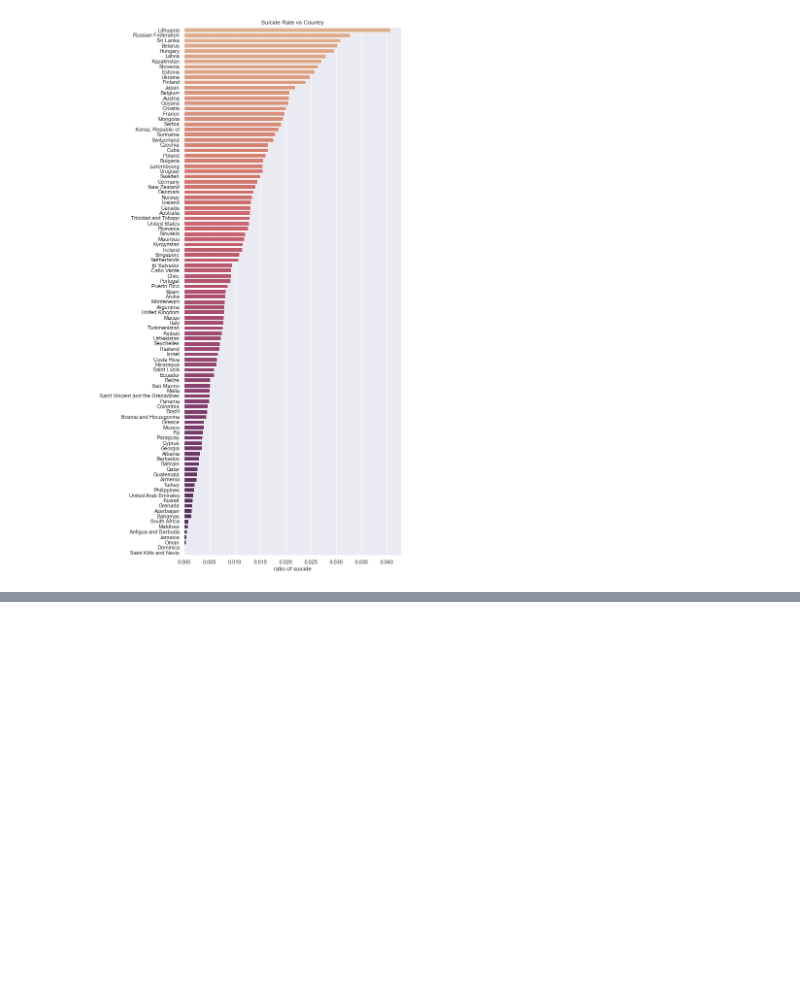
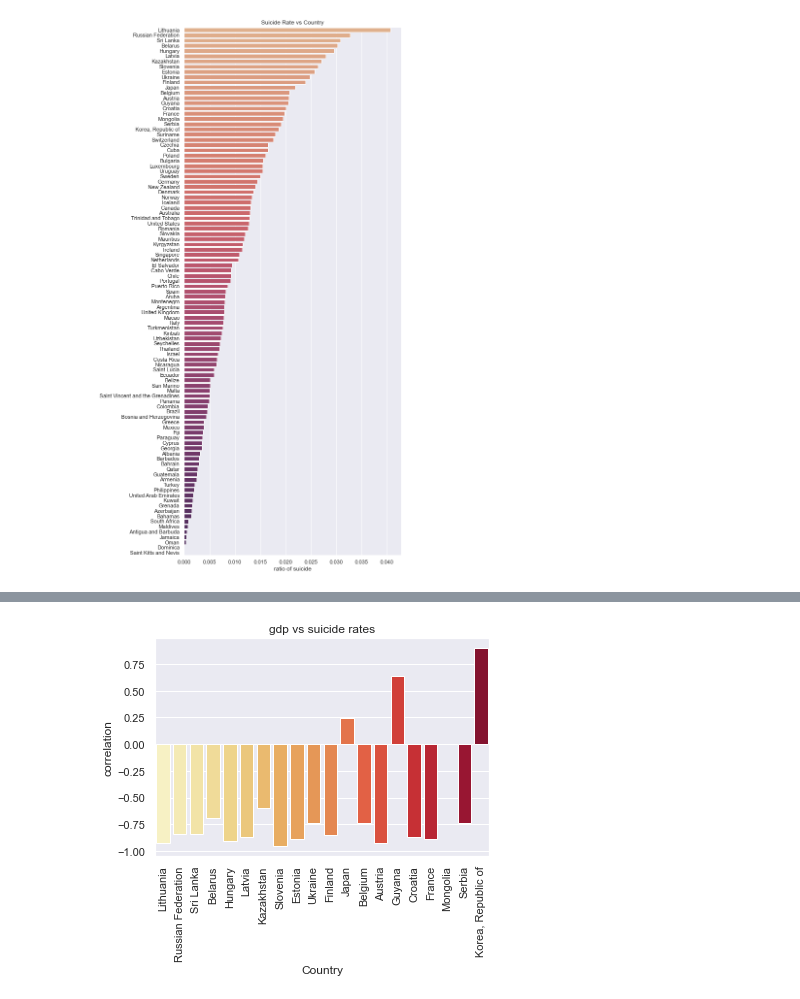
Before and after one commit to gzangerme/word_suicide_rates, a Jupyter notebook: suicide_EDA.ipynb, the cells around one changed output, grey strips where cells are left out. Saved outputs shown, nothing was run; the diff lists cells and outputs as text; code cells hidden in the pictures; blank space fills up the shorter version.

```diff
--- a/suicide_EDA.ipynb
+++ b/suicide_EDA.ipynb
@@ -240,0 +273,15 @@ plt.show()
+# %%
+
+corr_eff = {}
+for country in country_list[:20]:
+    slope, intercept, r_value, p_value, std_err = stats.linregress(df_gdp[country].values,df_total[country].values)
+    corr_eff[country] = float(r_value)
+
+sns.barplot(x=list(corr_eff.keys()), y=list(corr_eff.values()), palette = "YlOrRd")
+plt.xticks(rotation = 90)
+plt.xlabel("Country")
+plt.ylabel("correlation")
+plt.title("gdp vs suicide rates")
+plt.show()
+# %% [output]
+[figure, added]
```
Also changed, not shown: parts of 25 cells of this notebook.
